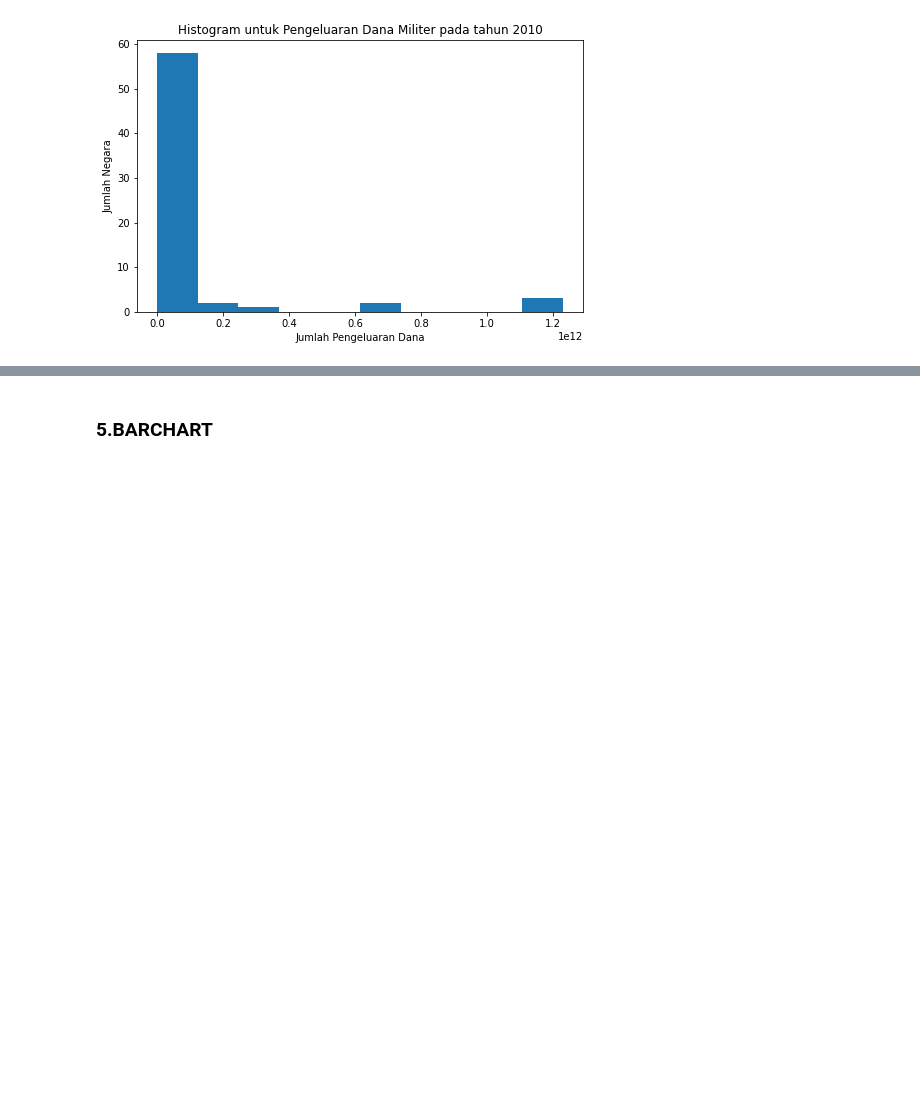
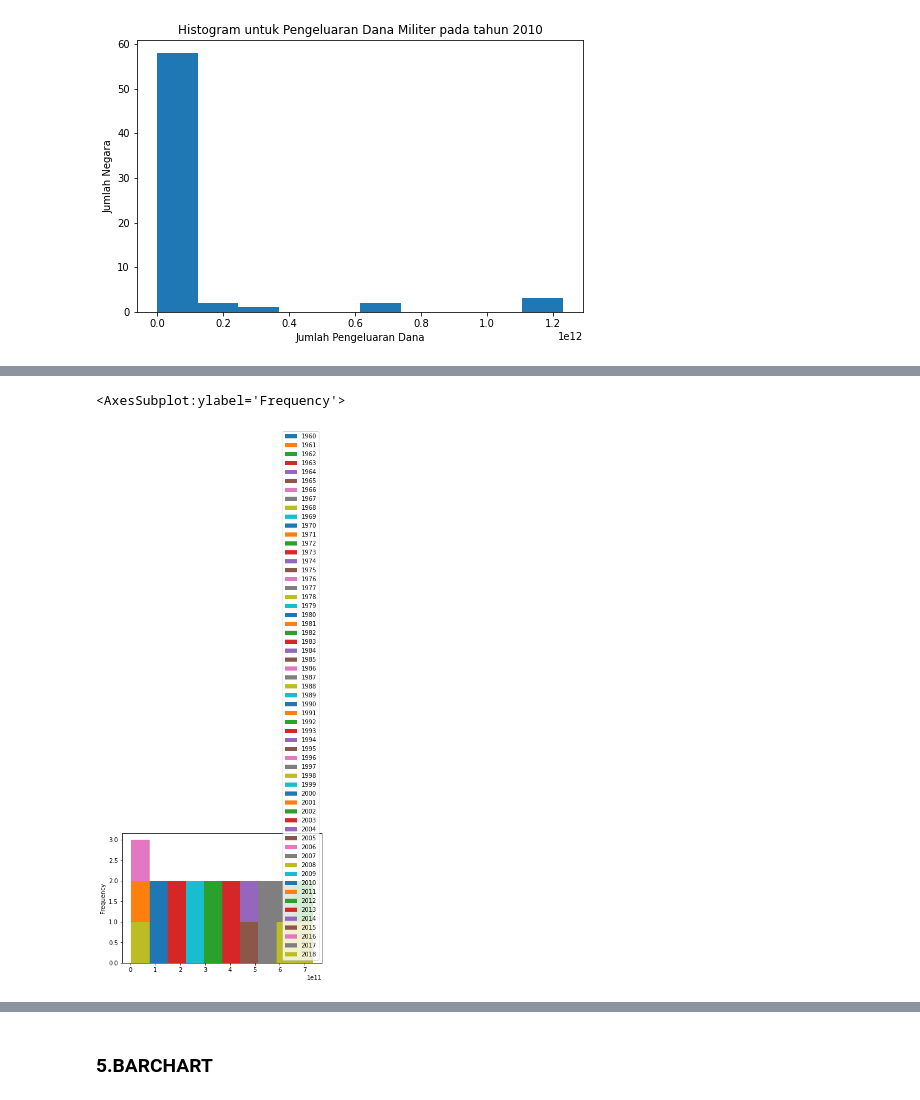
Before and after one commit to AbdulHafidh-AI/Praktikum-Visualisasi-Data, a Jupyter notebook: 2008107010056_AbdulHafidh_Tugas2.ipynb, the cells around one changed output, grey strips where cells are left out. Cells and saved outputs as stored; diff of their text form; code cells hidden in the pictures; blank space fills up the shorter version.

```diff
--- a/2008107010056_AbdulHafidh_Tugas2.ipynb
+++ b/2008107010056_AbdulHafidh_Tugas2.ipynb
@@ -311,0 +321,5 @@ plt.show()
+# %%
+sample.loc[['United States', 'France', 'North America'],years].plot.hist()
+# %% [output]
+<AxesSubplot:ylabel='Frequency'>
+[figure, added]
```
Also changed, not shown: parts of 6 cells of this notebook.
